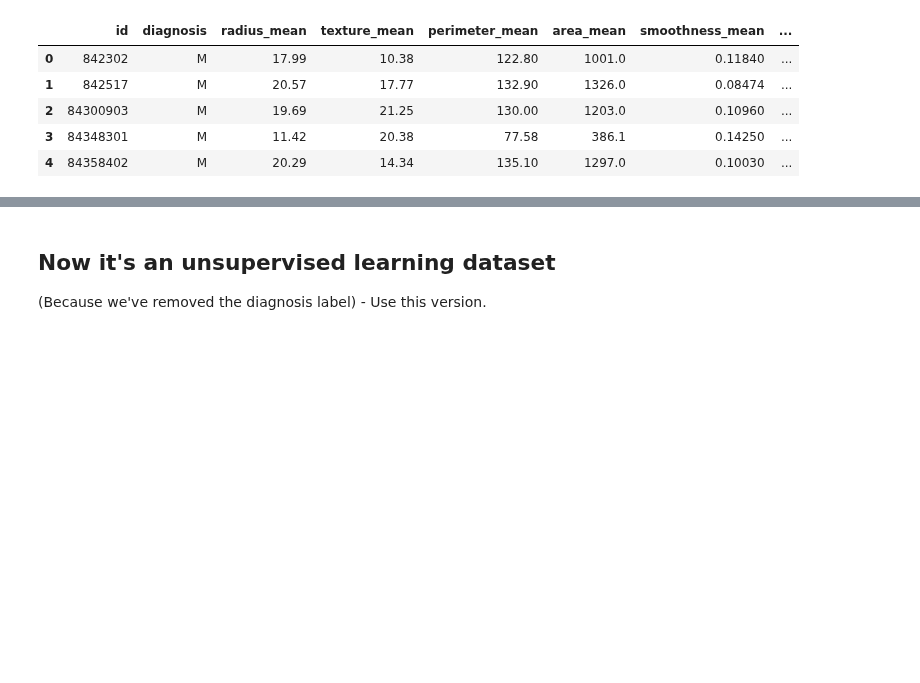
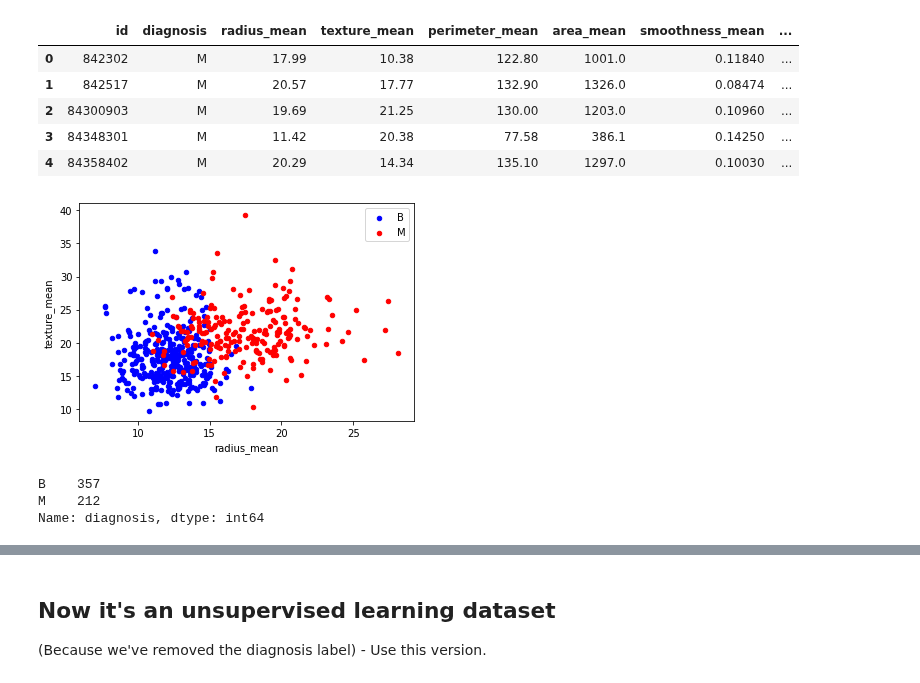
Before and after one commit to raklives/DS-Unit-1-Sprint-3-Linear-Algebra, a Jupyter notebook: module4-clustering/LS_DS_134_Clustering_Assignment.ipynb, the cells around one changed output, grey strips where cells are left out. Saved outputs shown, nothing was run; the diff lists cells and outputs as text; code cells hidden in the pictures; blank space fills up the shorter version.

```diff
--- a/module4-clustering/LS_DS_134_Clustering_Assignment.ipynb
+++ b/module4-clustering/LS_DS_134_Clustering_Assignment.ipynb
@@ -29,3 +29,20 @@ df.head()
 | 2 | 84300903 | M | 19.69 | 21.25 | 130.00 | 1203.0 | 0.10960 | ... |
 | 3 | 84348301 | M | 11.42 | 20.38 | 77.58 | 386.1 | 0.14250 | ... |
 | 4 | 84358402 | M | 20.29 | 14.34 | 135.10 | 1297.0 | 0.10030 | ... |
+# %%
+# graph to get an idea of the groups the dagnosis fall into
+fig, ax = plt.subplots()
+colors = {'M':'red', 'B': 'blue'}
+grouped = df.groupby('diagnosis')
+for key, group in grouped:
+  group.plot(ax=ax, kind='scatter', x='radius_mean', y='texture_mean', label=key, color=colors[key])
+
+plt.show()
+# %% [output]
+[figure, added]
+# %%
+df.diagnosis.value_counts()  # get a count of the different types of diagnoses
+# %% [output]
+B    357
+M    212
+Name: diagnosis, dtype: int64
```
Also changed, not shown: parts of 19 cells of this notebook.
